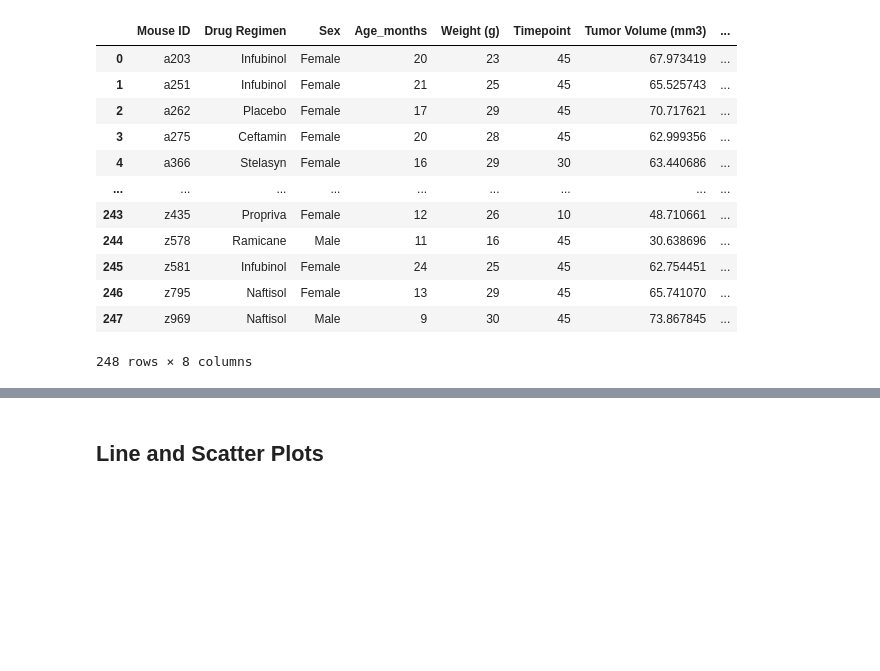
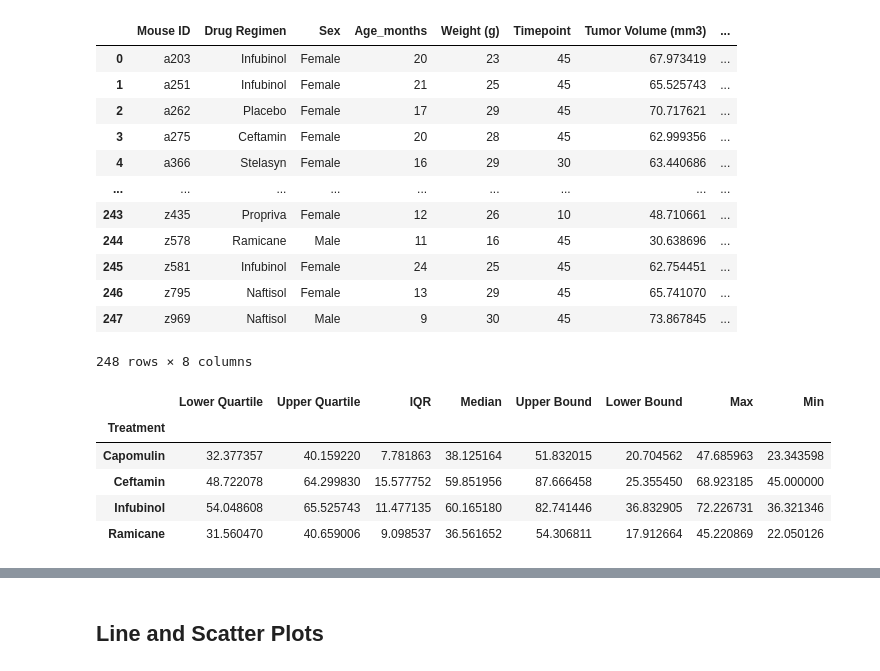
Before and after one commit to Dortilla/MatPlotLibChallenge, a Jupyter notebook: Pymaceuticals/pymaceuticals_starter.ipynb, the cells around one changed output, grey strips where cells are left out. Saved outputs shown, nothing was run; the diff lists cells and outputs as text; code cells hidden in the pictures; blank space fills up the shorter version.

```diff
--- a/Pymaceuticals/pymaceuticals_starter.ipynb
+++ b/Pymaceuticals/pymaceuticals_starter.ipynb
@@ -202,24 +202,92 @@ last_df
 248 rows × 8 columns
 # %%
 # Put treatments into a list for for loop (and later for plot labels)
-treatments = ['Capomulin', 'Ramicane', 'Ceftamin', 'Infubinol']
+treatment = ['Capomulin', 'Ramicane', 'Ceftamin', 'Infubinol']
 
 # Create empty list to fill with tumor vol data (for plotting)
 tumor_cap = []
 tumor_ram = []
 tumor_ceft = []
 tumor_infu = []
 # Calculate the IQR and quantitatively determine if there are any potential outliers.
 
 
     # Locate the rows which contain mice on each drug and get the tumor volumes
 for index, row in last_df.iterrows():
-        if row['Drug Regimen']  ==  'Capomulin'
-        if row['Drug Regimen']  ==  'Ramicane'
-        if row['Drug Regimen']  ==  'Ceftamin'
-        if row['Drug Regimen']  ==  'Infubinol'
-
+        if row['Drug Regimen']  ==  treatment[0]:
+            tumor_cap.append(row['Tumor Volume (mm3)'])
+        if row['Drug Regimen']  ==  treatment[1]:
+            tumor_ram.append(row['Tumor Volume (mm3)'])
+        if row['Drug Regimen']  ==  treatment[2]:
+            tumor_ceft.append(row['Tumor Volume (mm3)'])
+        if row['Drug Regimen']  ==  treatment[3]:
+            tumor_infu.append(row['Tumor Volume (mm3)'])
     # add subset
-
+treatment_df = pd.DataFrame({
+           treatment[0]: tumor_cap,
+           treatment[1]: tumor_ram,
+           treatment[2]: tumor_ceft,
+           treatment[3]: tumor_infu,
+})
 
     # Determine outliers using upper and lower bounds
+quart_cap = treatment_df[treatment[0]].quantile([.25, .5, .75])
+low_cap = quart_cap[.25]
+med_cap = quart_cap[.5]
+up_cap = quart_cap[.75]
+iqr_cap = up_cap-low_cap
+lowb_cap = low_cap - (1.5*iqr_cap)
+upb_cap = up_cap + (1.5*iqr_cap)
+max_cap = treatment_df[treatment[0]].max()
+min_cap = treatment_df[treatment[0]].min()
+
+quart_ram = treatment_df[treatment[1]].quantile([.25, .5, .75])
+low_ram = quart_ram[.25]
+med_ram = quart_ram[.5]
+up_ram = quart_ram[.75]
+iqr_ram = up_ram-low_ram
+lowb_ram = low_ram - (1.5*iqr_ram)
+upb_ram = up_ram + (1.5*iqr_ram)
+max_ram = treatment_df[treatment[1]].max()
+min_ram = treatment_df[treatment[1]].min()
+
+quart_ceft = treatment_df[treatment[2]].quantile([.25, .5, .75])
+low_ceft = quart_ceft[.25]
+med_ceft = quart_ceft[.5]
+up_ceft = quart_ceft[.75]
+iqr_ceft = up_ceft-low_ceft
+lowb_ceft = low_ceft - (1.5*iqr_ceft)
+upb_ceft = up_ceft + (1.5*iqr_ceft)
+max_ceft = treatment_df[treatment[2]].max()
+min_ceft = treatment_df[treatment[2]].min()
+
+quart_infu = treatment_df[treatment[3]].quantile([.25, .5, .75])
+low_infu = quart_infu[.25]
+med_infu = quart_infu[.5]
+up_infu = quart_infu[.75]
+iqr_infu = up_infu-low_infu
+lowb_infu = low_infu - (1.5*iqr_infu)
+upb_infu = up_infu + (1.5*iqr_infu)
+max_infu = treatment_df[treatment[3]].max()
+min_infu = treatment_df[treatment[3]].min()
+
+outliers = pd.DataFrame({
+        'Treatment': treatment,
+        'Lower Quartile':[low_cap, low_ram, low_ceft, low_infu],
+        'Upper Quartile':[up_cap, up_ram, up_ceft, up_infu],
+        'IQR':[iqr_cap, iqr_ram, iqr_ceft, iqr_infu],
+        'Median':[med_cap, med_ram, med_ceft, med_infu],
+        'Upper Bound': [upb_cap, upb_ram, upb_ceft, upb_infu],
+        'Lower Bound': [lowb_cap, lowb_ram, lowb_ceft, lowb_infu],
+        'Max': [max_cap, max_ram, max_ceft, max_infu],
+        'Min': [min_cap, min_ram, min_ceft, min_infu]
+})
+outliers_group = outliers.groupby(['Treatment'])
+outliers_group.sum()
+# %% [output]
+|  | Lower Quartile | Upper Quartile | IQR | Median | Upper Bound | Lower Bound | Max | Min |
+| Treatment |  |  |  |  |  |  |  |  |
+| Capomulin | 32.377357 | 40.159220 | 7.781863 | 38.125164 | 51.832015 | 20.704562 | 47.685963 | 23.343598 |
+| Ceftamin | 48.722078 | 64.299830 | 15.577752 | 59.851956 | 87.666458 | 25.355450 | 68.923185 | 45.000000 |
+| Infubinol | 54.048608 | 65.525743 | 11.477135 | 60.165180 | 82.741446 | 36.832905 | 72.226731 | 36.321346 |
+| Ramicane | 31.560470 | 40.659006 | 9.098537 | 36.561652 | 54.306811 | 17.912664 | 45.220869 | 22.050126 |
```
Also changed, not shown: parts of 3 cells of this notebook.
